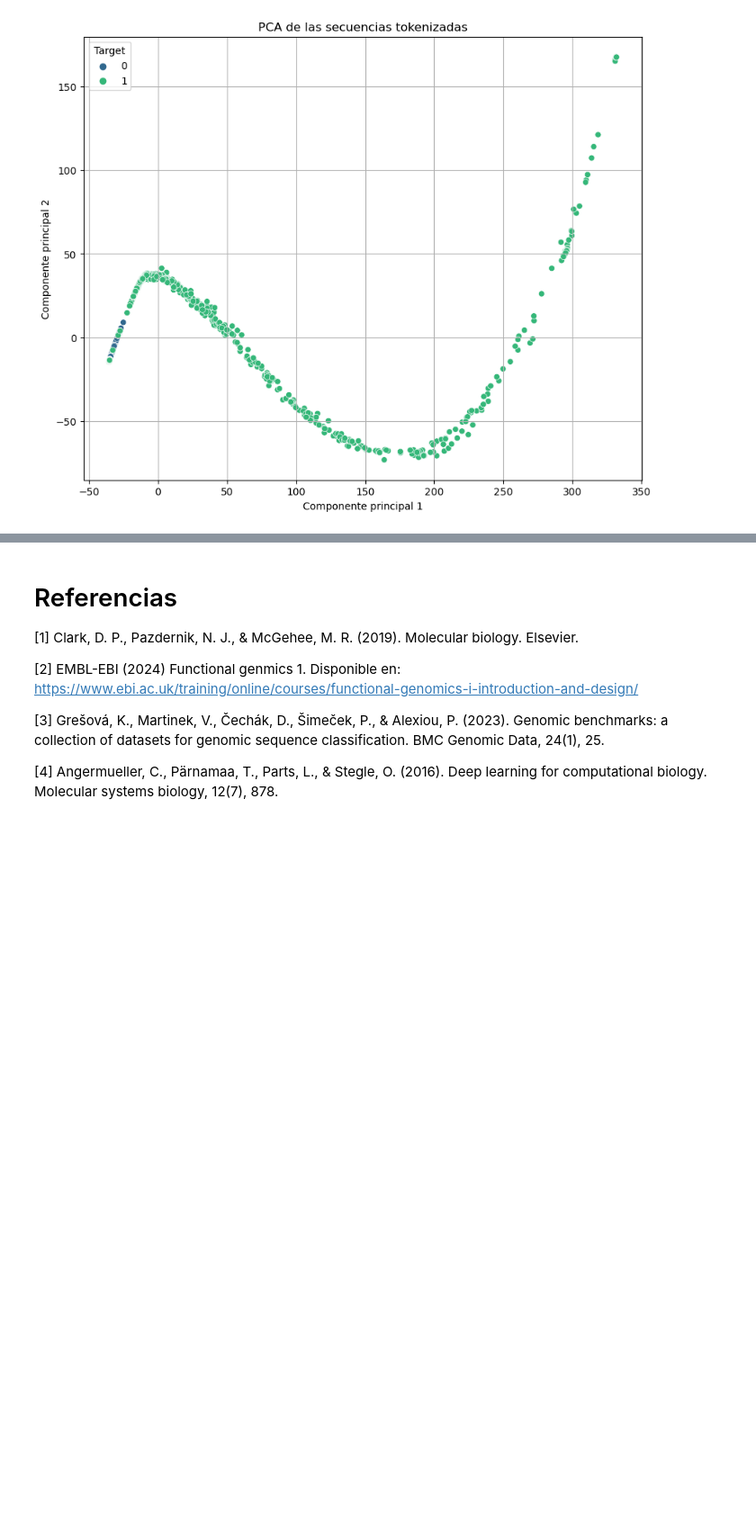
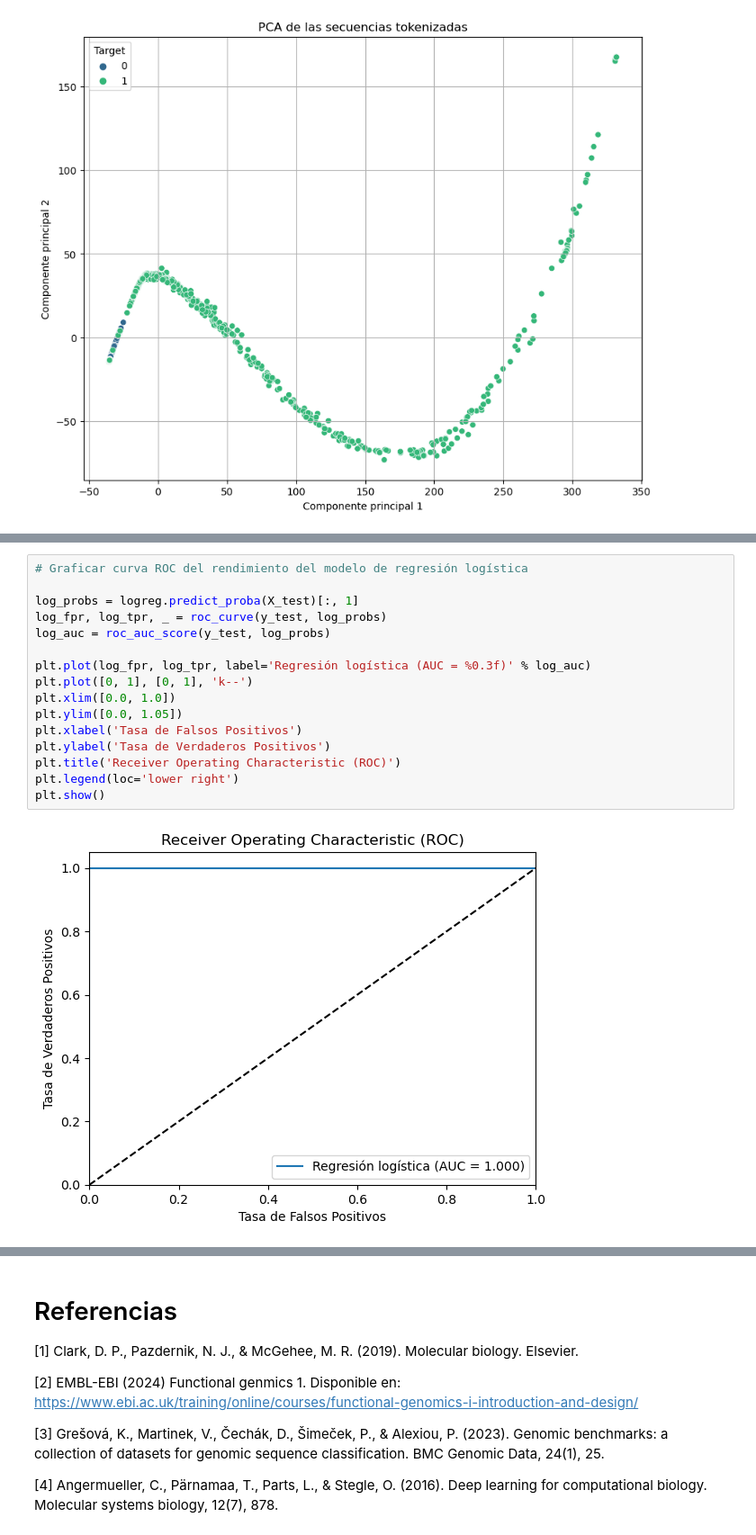
Before and after one commit to judz03/sequence_classification, a Jupyter notebook: Taller_clasificacion_de_secuencias.ipynb, the cells around one changed output, grey strips where cells are left out. Shown: that part at 90% size. Drawn from its saved outputs; the diff is of its cells as text; blank space fills up the shorter version.

```diff
--- a/Taller_clasificacion_de_secuencias.ipynb
+++ b/Taller_clasificacion_de_secuencias.ipynb
@@ -272,0 +429,18 @@ plt.show()
+# %%
+# Graficar curva ROC del rendimiento del modelo de regresión logística
+
+log_probs = logreg.predict_proba(X_test)[:, 1]
+log_fpr, log_tpr, _ = roc_curve(y_test, log_probs)
+log_auc = roc_auc_score(y_test, log_probs)
+
+plt.plot(log_fpr, log_tpr, label='Regresión logística (AUC = %0.3f)' % log_auc)
+plt.plot([0, 1], [0, 1], 'k--')
+plt.xlim([0.0, 1.0])
+plt.ylim([0.0, 1.05])
+plt.xlabel('Tasa de Falsos Positivos')
+plt.ylabel('Tasa de Verdaderos Positivos')
+plt.title('Receiver Operating Characteristic (ROC)')
+plt.legend(loc='lower right')
+plt.show()
+# %% [output]
+[figure, added]
```
Also changed, not shown: parts of 27 cells of this notebook, 5 other files.
